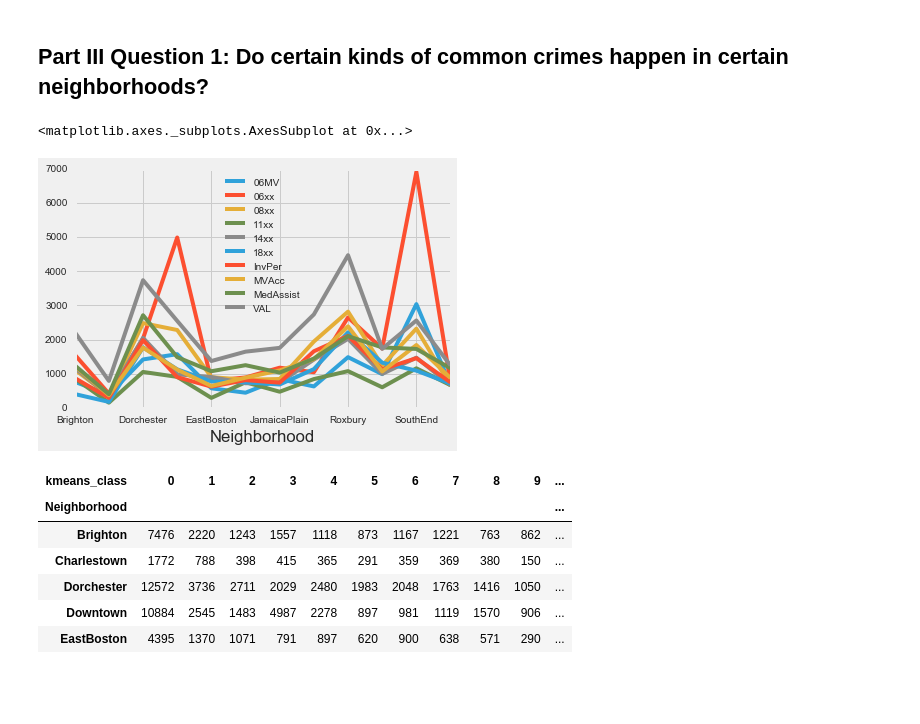
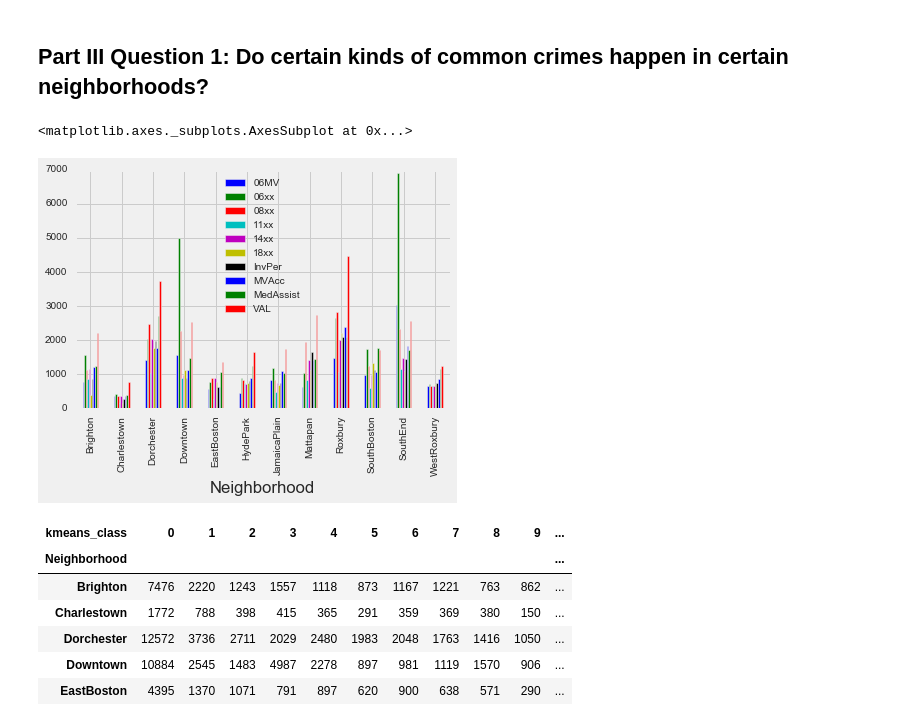
Before and after one commit to aisaacso/SafeBoss, a Jupyter notebook: crimes.ipynb, the cells around one changed output. Saved outputs shown, nothing was run; the diff lists cells and outputs as text; code cells hidden in the pictures; blank space fills up the shorter version.

Commit message:
Change districtscrimes to bar

```diff
--- a/crimes.ipynb
+++ b/crimes.ipynb
@@ -404,10 +404,10 @@ neigh_classes = shoot_df[dist_cols].dropna()
 # %%
 # EDA
 districts_crimes = pd.pivot_table(neigh_classes, index = 'Neighborhood', values = top_crimes, aggfunc = 'sum')
-districts_crimes.plot(kind = 'line')
+districts_crimes.plot(kind = 'bar')
 # %% [output]
 <matplotlib.axes._subplots.AxesSubplot at 0x...>
-[figure, old version]
+[figure, new version]
 # %%
 # Build the model
 model_distcr = KMeans( n_clusters =  len(districts))
```
